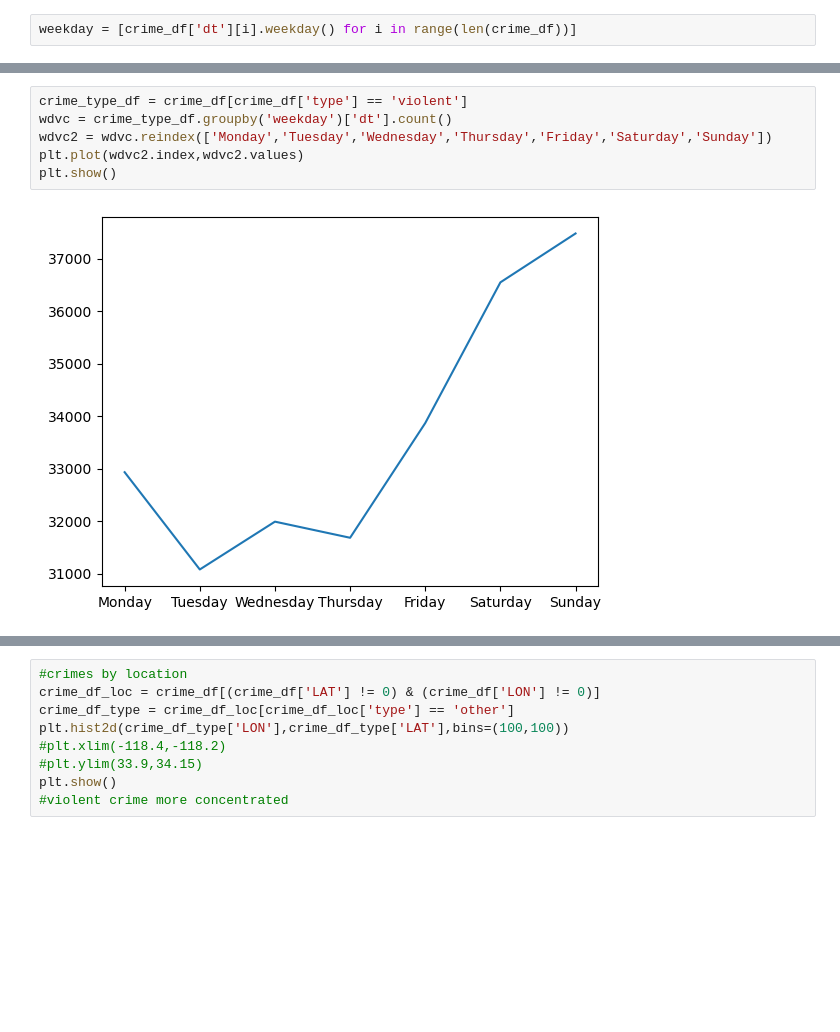
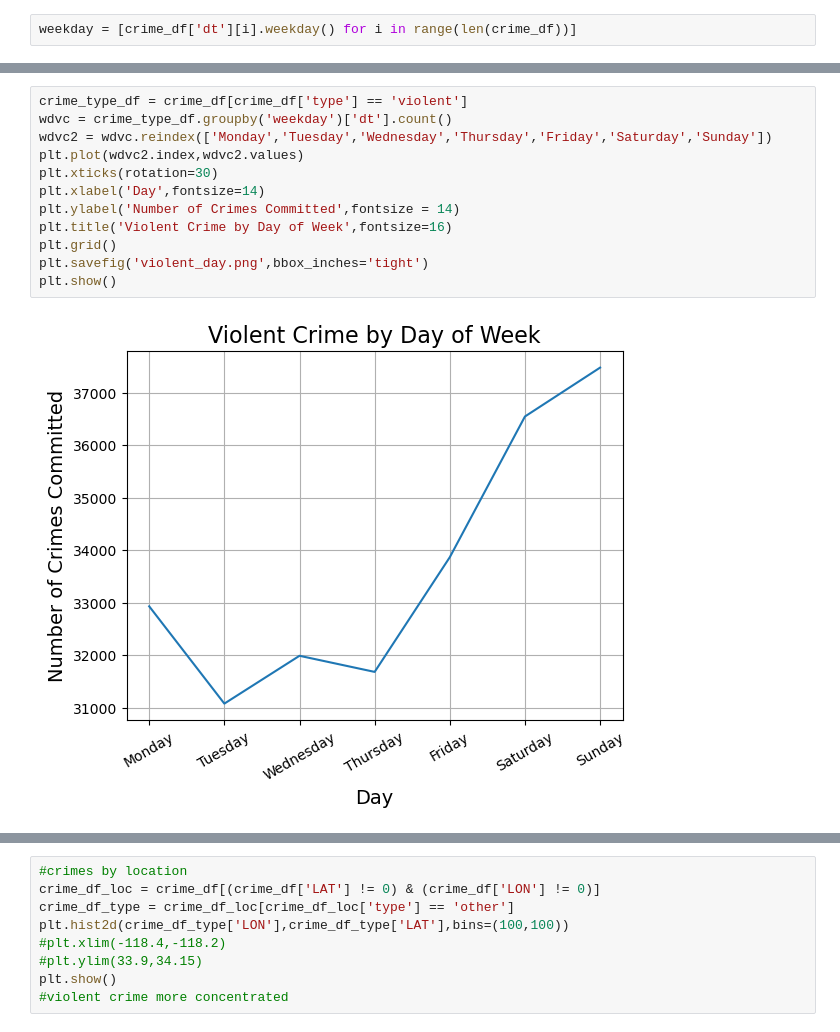
Before and after one commit to rpearce1/LA-Crime, a Jupyter notebook: LA_Crime.ipynb, the cells around one changed output, grey strips where cells are left out. Saved outputs shown, nothing was run; the diff lists cells and outputs as text; blank space fills up the shorter version.

```diff
--- a/LA_Crime.ipynb
+++ b/LA_Crime.ipynb
@@ -359,8 +486,14 @@ Name: dt, dtype: int64
 # %%
 crime_type_df = crime_df[crime_df['type'] == 'violent']
 wdvc = crime_type_df.groupby('weekday')['dt'].count()
 wdvc2 = wdvc.reindex(['Monday','Tuesday','Wednesday','Thursday','Friday','Saturday','Sunday'])
 plt.plot(wdvc2.index,wdvc2.values)
+plt.xticks(rotation=30)
+plt.xlabel('Day',fontsize=14)
+plt.ylabel('Number of Crimes Committed',fontsize = 14)
+plt.title('Violent Crime by Day of Week',fontsize=16)
+plt.grid()
+plt.savefig('violent_day.png',bbox_inches='tight')
 plt.show()
 # %% [output]
-[figure, old version]
+[figure, new version]
```
Also changed, not shown: parts of 28 cells of this notebook, 7 other files.
